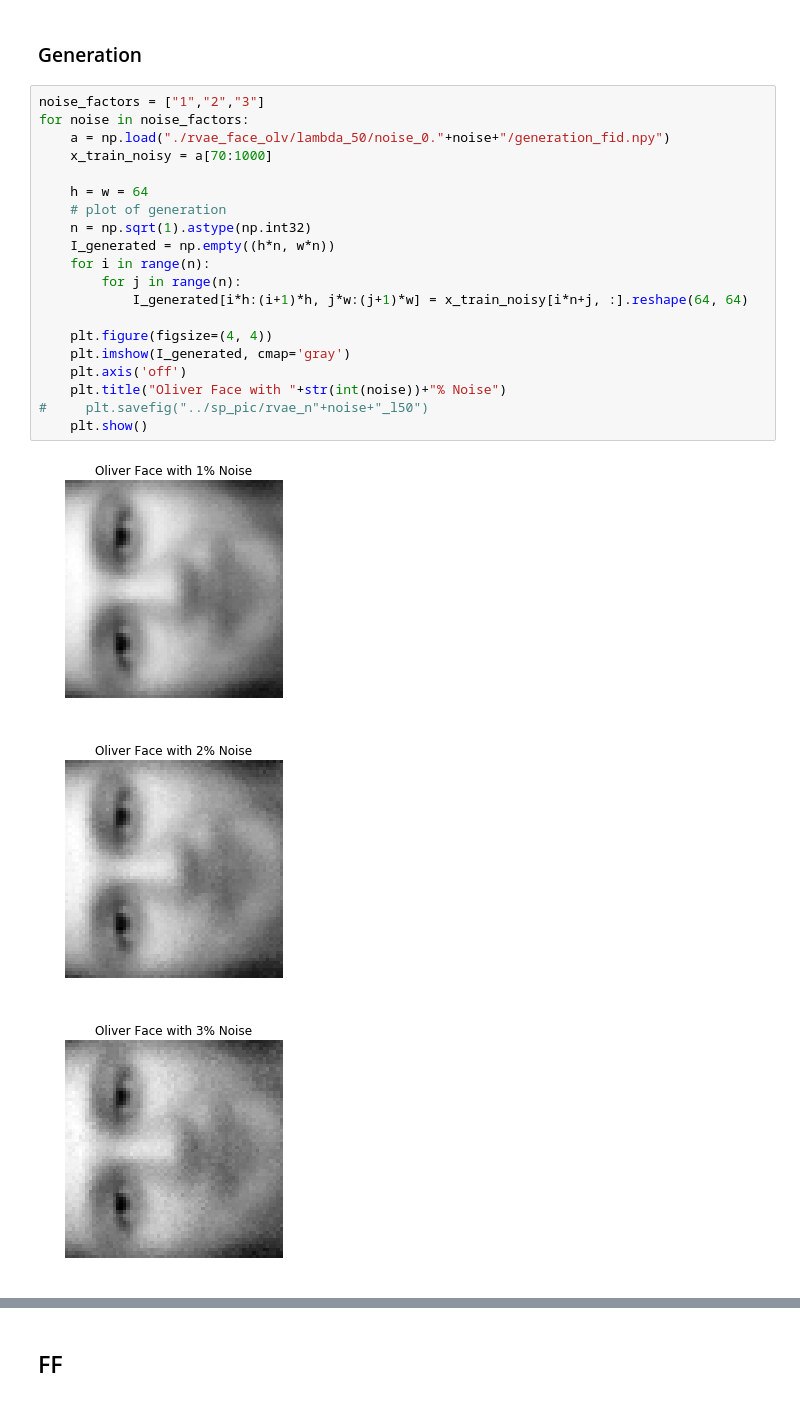
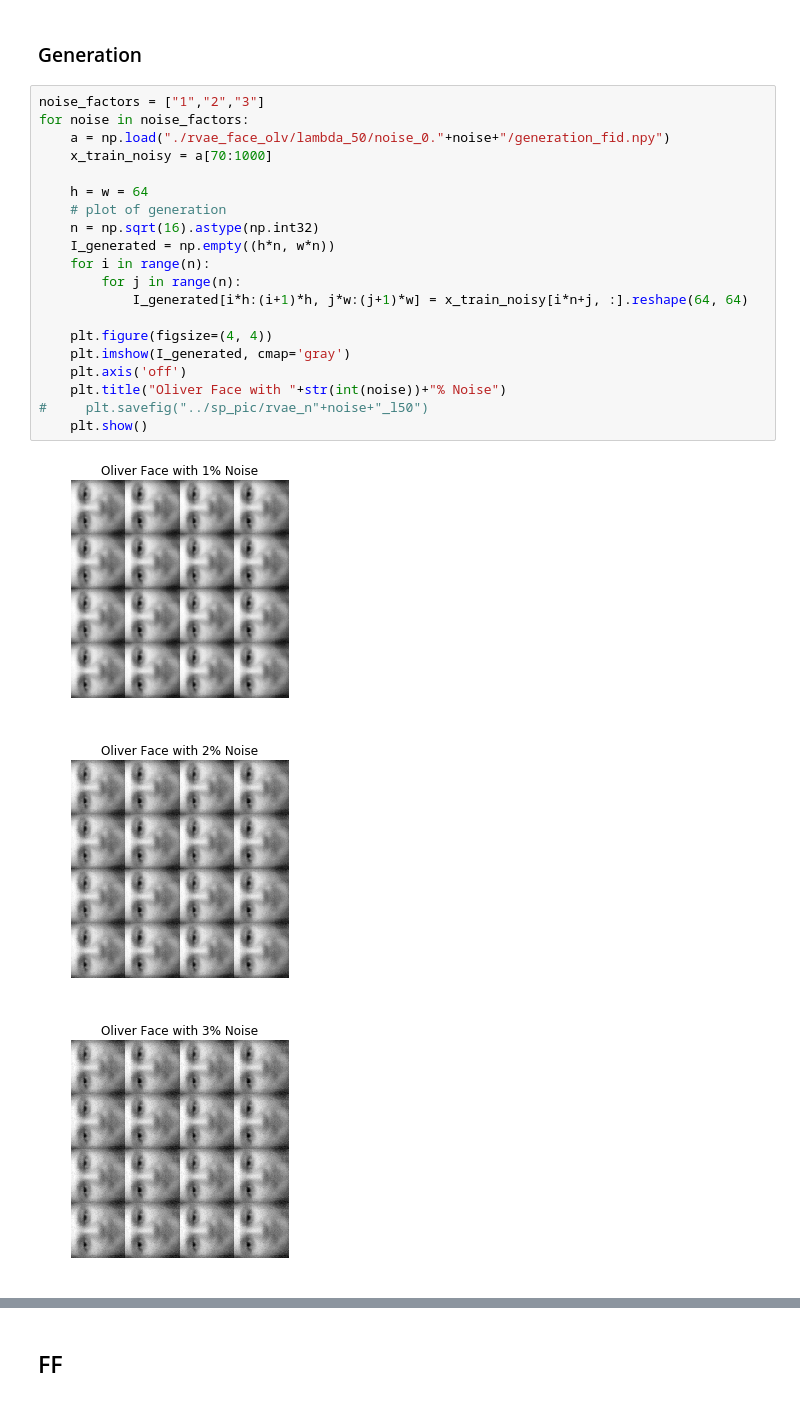
Before and after one commit to huiminren/RobustVAE, a Jupyter notebook: faces_plots.ipynb, the cells around one changed output, grey strips where cells are left out. Drawn from its saved outputs; the diff is of its cells as text.

```diff
--- a/faces_plots.ipynb
+++ b/faces_plots.ipynb
@@ -122,27 +122,27 @@ plt.show()
 # %%
 noise_factors = ["1","2","3"]
 for noise in noise_factors:
     a = np.load("./rvae_face_olv/lambda_50/noise_0."+noise+"/generation_fid.npy")
     x_train_noisy = a[70:1000]
 
     h = w = 64
     # plot of generation
-    n = np.sqrt(1).astype(np.int32)
+    n = np.sqrt(16).astype(np.int32)
     I_generated = np.empty((h*n, w*n))
     for i in range(n):
         for j in range(n):
             I_generated[i*h:(i+1)*h, j*w:(j+1)*w] = x_train_noisy[i*n+j, :].reshape(64, 64)
 
     plt.figure(figsize=(4, 4))
     plt.imshow(I_generated, cmap='gray')
     plt.axis('off')
     plt.title("Oliver Face with "+str(int(noise))+"% Noise")
 #     plt.savefig("../sp_pic/rvae_n"+noise+"_l50")
     plt.show()
 # %% [output]
-[figure, old version]
+[figure, new version]
-[figure, old version]
+[figure, new version]
-[figure, old version]
+[figure, new version]
 # %%
 noise_factors = ["1","2","3"]
 for noise in noise_factors:
```
Also changed, not shown: parts of 4 cells of this notebook.
